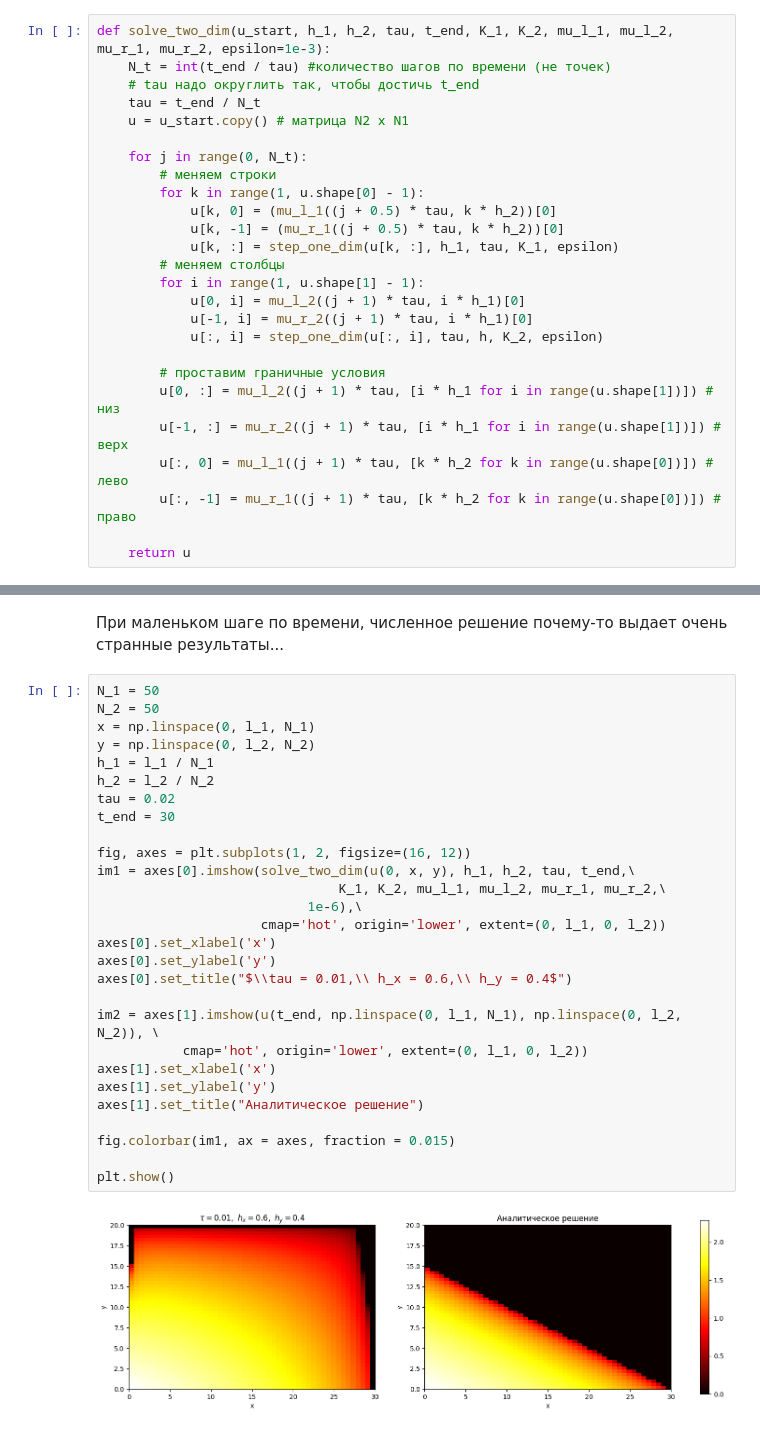
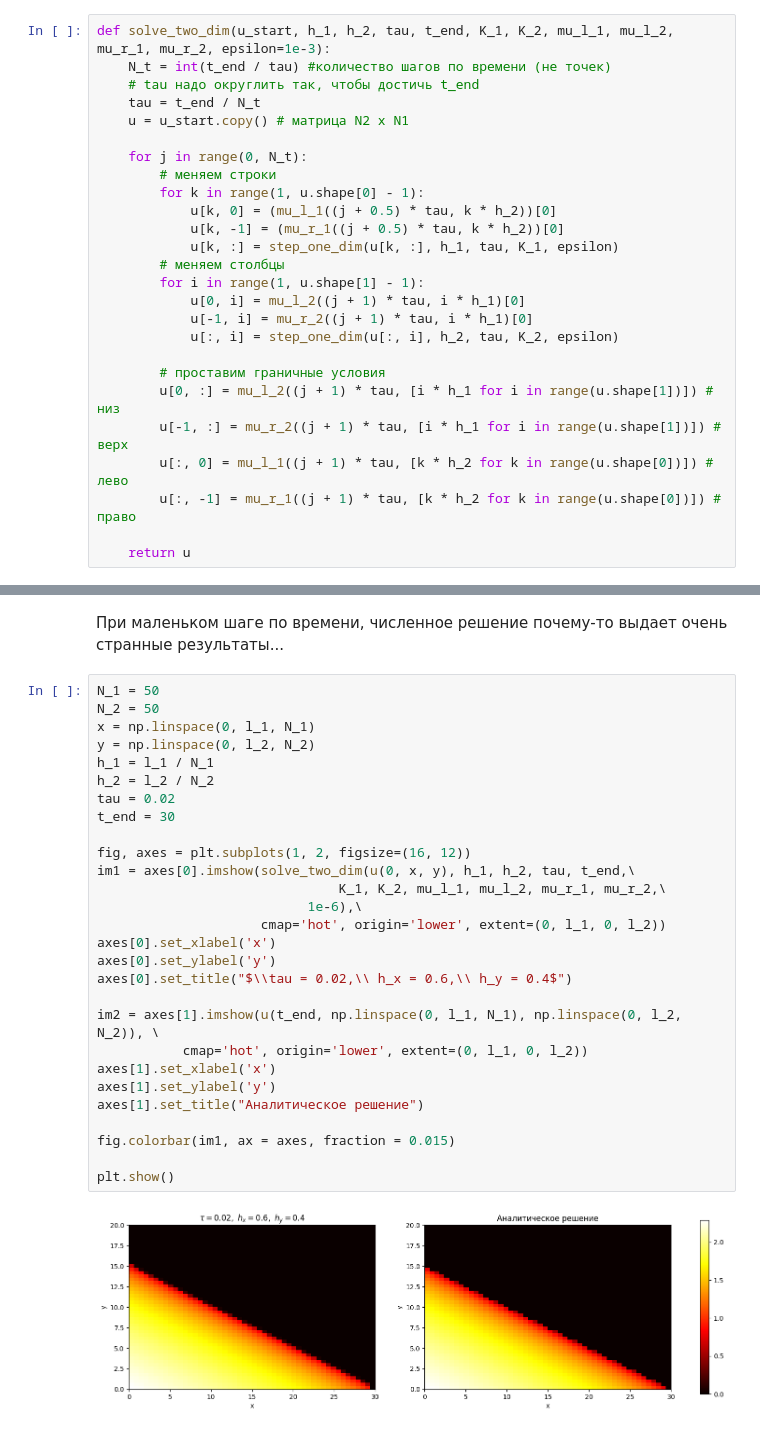
Before and after one commit to Xopppek/heat_equation, a Jupyter notebook: heat_equation.ipynb, the cells around one changed output, grey strips where cells are left out. Saved outputs shown, nothing was run; the diff lists cells and outputs as text.

```diff
--- a/heat_equation.ipynb
+++ b/heat_equation.ipynb
@@ -410,7 +410,7 @@ def solve_two_dim(u_start, h_1, h_2, tau, t_end, K_1, K_2, mu_l_1, mu_l_2, mu_r_
         for i in range(1, u.shape[1] - 1):
             u[0, i] = mu_l_2((j + 1) * tau, i * h_1)[0]
             u[-1, i] = mu_r_2((j + 1) * tau, i * h_1)[0]
-            u[:, i] = step_one_dim(u[:, i], tau, h, K_2, epsilon)
+            u[:, i] = step_one_dim(u[:, i], h_2, tau, K_2, epsilon)
 
         # проставим граничные условия
         u[0, :] = mu_l_2((j + 1) * tau, [i * h_1 for i in range(u.shape[1])]) # низ
@@ -538,31 +538,31 @@ plt.show()
 # %%
 N_1 = 50
 N_2 = 50
 x = np.linspace(0, l_1, N_1)
 y = np.linspace(0, l_2, N_2)
 h_1 = l_1 / N_1
 h_2 = l_2 / N_2
 tau = 0.02
 t_end = 30
 
 fig, axes = plt.subplots(1, 2, figsize=(16, 12))
 im1 = axes[0].imshow(solve_two_dim(u(0, x, y), h_1, h_2, tau, t_end,\
                                K_1, K_2, mu_l_1, mu_l_2, mu_r_1, mu_r_2,\
                            1e-6),\
                      cmap='hot', origin='lower', extent=(0, l_1, 0, l_2))
 axes[0].set_xlabel('x')
 axes[0].set_ylabel('y')
-axes[0].set_title("$\\tau = 0.01,\\ h_x = 0.6,\\ h_y = 0.4$")
+axes[0].set_title("$\\tau = 0.02,\\ h_x = 0.6,\\ h_y = 0.4$")
 
 im2 = axes[1].imshow(u(t_end, np.linspace(0, l_1, N_1), np.linspace(0, l_2, N_2)), \
            cmap='hot', origin='lower', extent=(0, l_1, 0, l_2))
 axes[1].set_xlabel('x')
 axes[1].set_ylabel('y')
 axes[1].set_title("Аналитическое решение")
 
 fig.colorbar(im1, ax = axes, fraction = 0.015)
 
 plt.show()
 # %% [output]
-[figure, old version]
+[figure, new version]
 # %%
```
Also changed, not shown: parts of 6 cells of this notebook.
